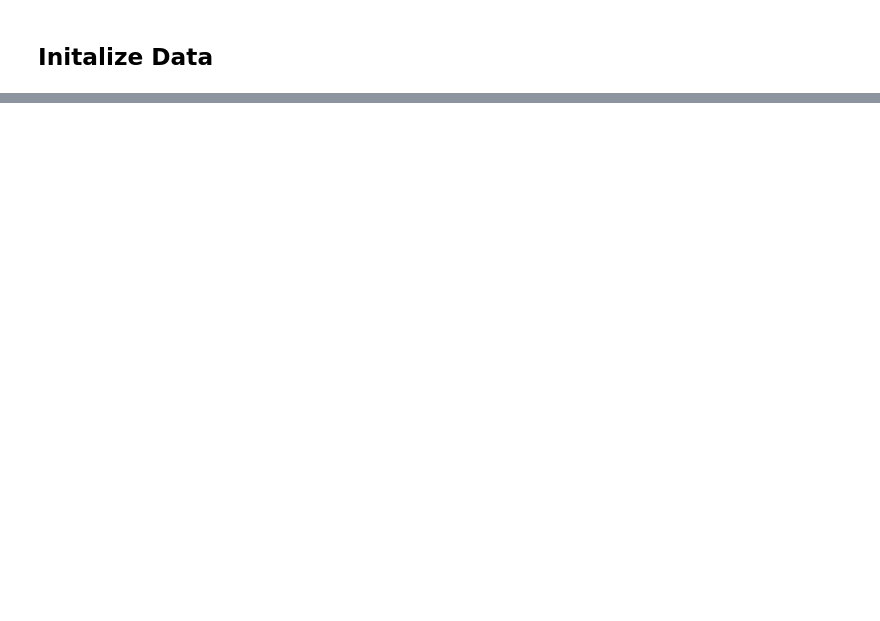
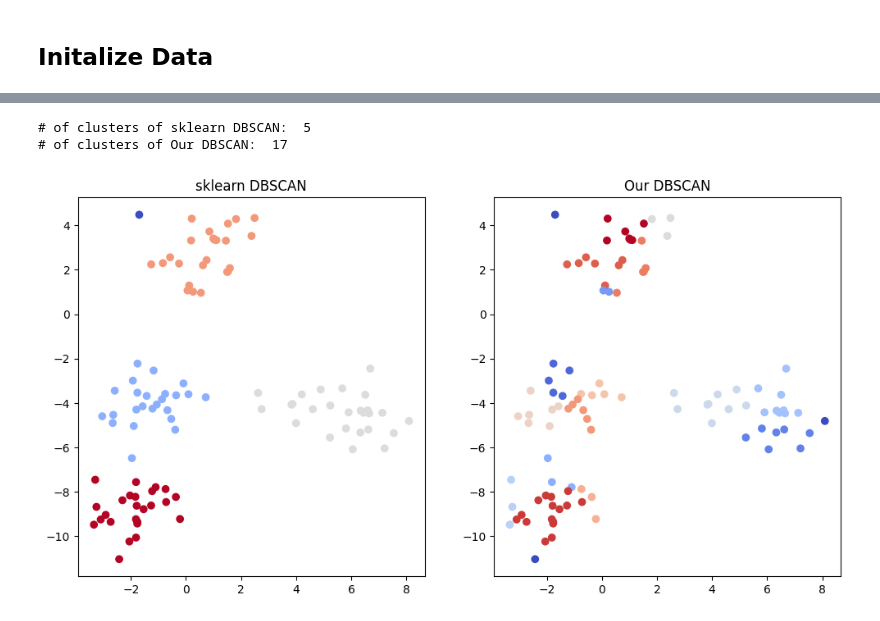
Before and after one commit to UltraArceus3/dbscan-implementation, a Jupyter notebook: dbscan.ipynb, the cells around one changed output, grey strips where cells are left out. Drawn from its saved outputs; the diff is of its cells as text; code cells hidden in the pictures; blank space fills up the shorter version.

Commit message:
Comparison with sklearn
Co-authored-by: Ryan Lagasse <RyanLagasse@users.noreply.github.com>

```diff
--- a/dbscan.ipynb
+++ b/dbscan.ipynb
@@ -15,0 +17,19 @@ plt.scatter(data[0][:,0], data[0][:,1], c=data[1], cmap='coolwarm')
+# %%
+eps = 1.5
+min_samples = 5
+db_result = dbscan.dbscan(data[0], eps, min_samples)
+db_sk = skDBSCAN(eps=eps, min_samples=min_samples).fit(data[0])
+# %%
+fig, ax  = plt.subplots(1, 2, figsize=(12, 6))
+
+ax[0].scatter(data[0][:,0], data[0][:,1], c=db_sk.labels_, cmap='coolwarm')
+ax[0].set_title('sklearn DBSCAN')
+print("# of clusters of sklearn DBSCAN: ", len(np.unique(db_sk.labels_)))
+
+ax[1].scatter(data[0][:,0], data[0][:,1], c=db_result, cmap='coolwarm')
+ax[1].set_title('Our DBSCAN')
+print("# of clusters of Our DBSCAN: ", len(np.unique(db_result)))
+# %% [output]
+# of clusters of sklearn DBSCAN:  5
+# of clusters of Our DBSCAN:  17
+[figure, added]
```
Also changed, not shown: parts of 4 cells of this notebook, 1 other file.
